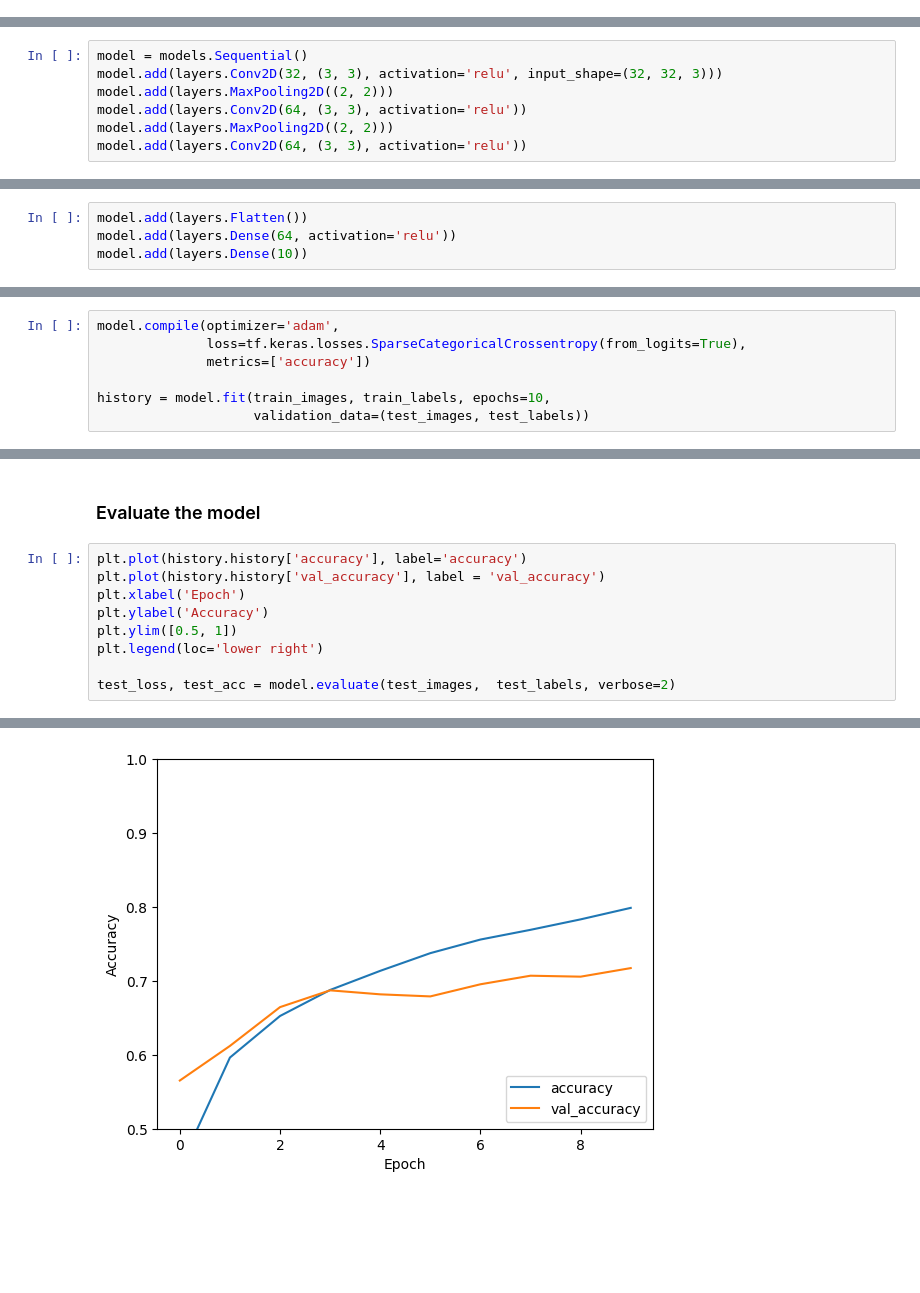
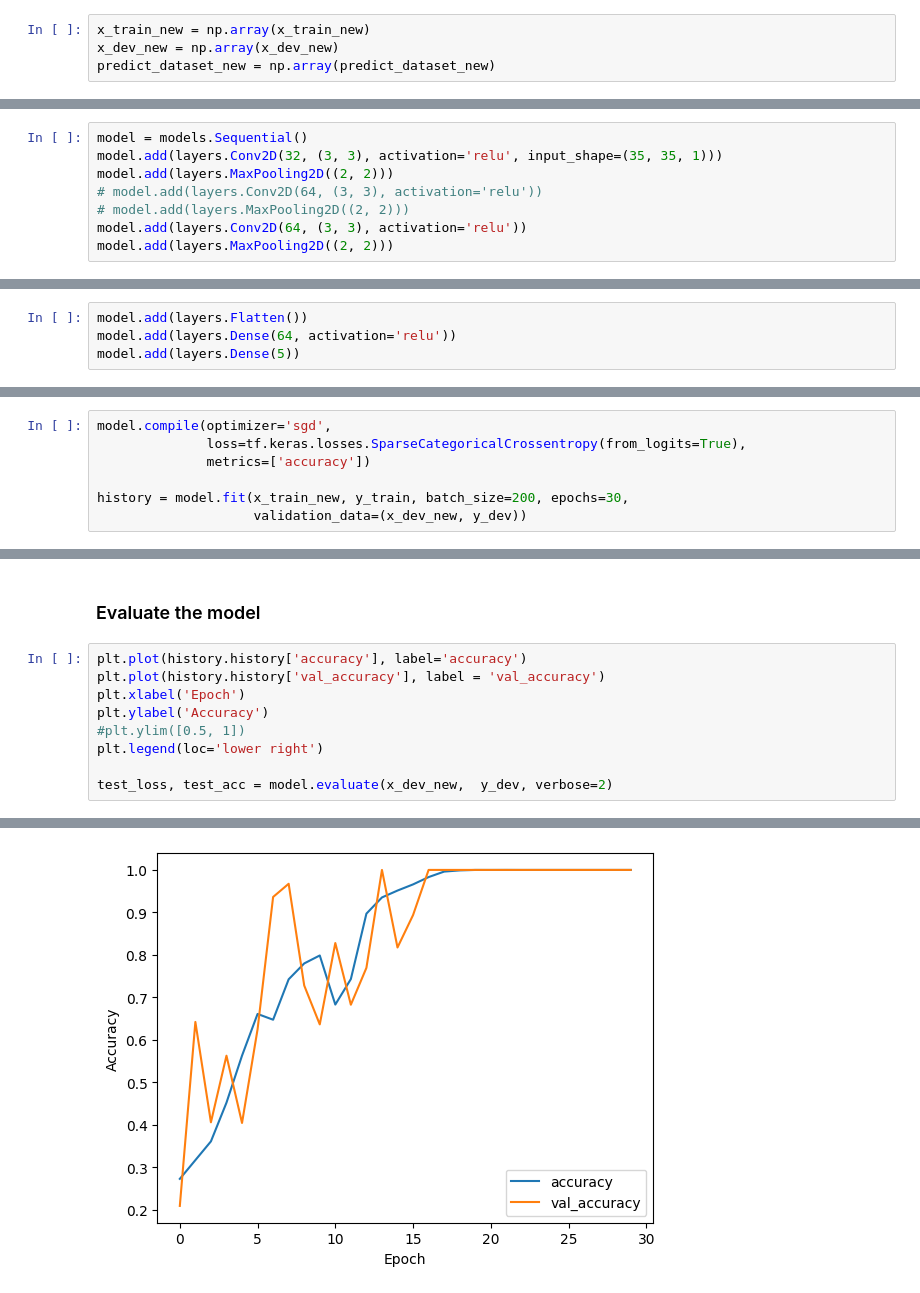
Before and after one commit to 0P3R4T0R-Dev/EPR402, a Jupyter notebook: site/en/tutorials/images/cnn.ipynb, the cells around one changed output, grey strips where cells are left out. Drawn from its saved outputs; the diff is of its cells as text; blank space fills up the shorter version.

```diff
--- a/site/en/tutorials/images/cnn.ipynb
+++ b/site/en/tutorials/images/cnn.ipynb
@@ -65,0 +68,4 @@ To verify that the dataset looks correct, let's plot the first 25 images from th
+# %%
+x_train_new = np.array(x_train_new)
+x_dev_new = np.array(x_dev_new)
+predict_dataset_new = np.array(predict_dataset_new)
@@ -88,11 +99,12 @@ The 6 lines of code below define the convolutional base using a common pattern:
 As input, a CNN takes tensors of shape (image_height, image_width, color_channels), ignoring the batch size. If you are new to these dimensions, color_channels refers to (R,G,B). In this example, you will configure your CNN to process inputs of shape (32, 32, 3), which is the format of CIFAR images. You can do this by passing the argument `input_shape` to your first layer.
 # %%
 model = models.Sequential()
-model.add(layers.Conv2D(32, (3, 3), activation='relu', input_shape=(32, 32, 3)))
+model.add(layers.Conv2D(32, (3, 3), activation='relu', input_shape=(35, 35, 1)))
 model.add(layers.MaxPooling2D((2, 2)))
+# model.add(layers.Conv2D(64, (3, 3), activation='relu'))
+# model.add(layers.MaxPooling2D((2, 2)))
 model.add(layers.Conv2D(64, (3, 3), activation='relu'))
 model.add(layers.MaxPooling2D((2, 2)))
-model.add(layers.Conv2D(64, (3, 3), activation='relu'))
 # %% [markdown]
 Let's display the architecture of your model so far:
 # %%
@@ -124,7 +118,7 @@ To complete the model, you will feed the last output tensor from the convolution
 # %%
 model.add(layers.Flatten())
 model.add(layers.Dense(64, activation='relu'))
-model.add(layers.Dense(10))
+model.add(layers.Dense(5))
 # %% [markdown]
 Here's the complete architecture of your model:
 # %%
@@ -152,10 +146,10 @@ The network summary shows that (4, 4, 64) outputs were flattened into vectors of
 # %% [markdown]
 ### Compile and train the model
 # %%
-model.compile(optimizer='adam',
+model.compile(optimizer='sgd',
               loss=tf.keras.losses.SparseCategoricalCrossentropy(from_logits=True),
               metrics=['accuracy'])
 
-history = model.fit(train_images, train_labels, epochs=10,
-                    validation_data=(test_images, test_labels))
+history = model.fit(x_train_new, y_train, batch_size=200, epochs=30,
+                    validation_data=(x_dev_new, y_dev))
 # %% [output]
@@ -186,8 +170,8 @@ plt.plot(history.history['accuracy'], label='accuracy')
 plt.plot(history.history['val_accuracy'], label = 'val_accuracy')
 plt.xlabel('Epoch')
 plt.ylabel('Accuracy')
-plt.ylim([0.5, 1])
+#plt.ylim([0.5, 1])
 plt.legend(loc='lower right')
 
-test_loss, test_acc = model.evaluate(test_images,  test_labels, verbose=2)
+test_loss, test_acc = model.evaluate(x_dev_new,  y_dev, verbose=2)
 # %% [output]
@@ -195 +179 @@ test_loss, test_acc = model.evaluate(test_images,  test_labels, verbose=2)
-[figure, old version]
+[figure, new version]
```
Also changed, not shown: parts of 25 cells of this notebook.
